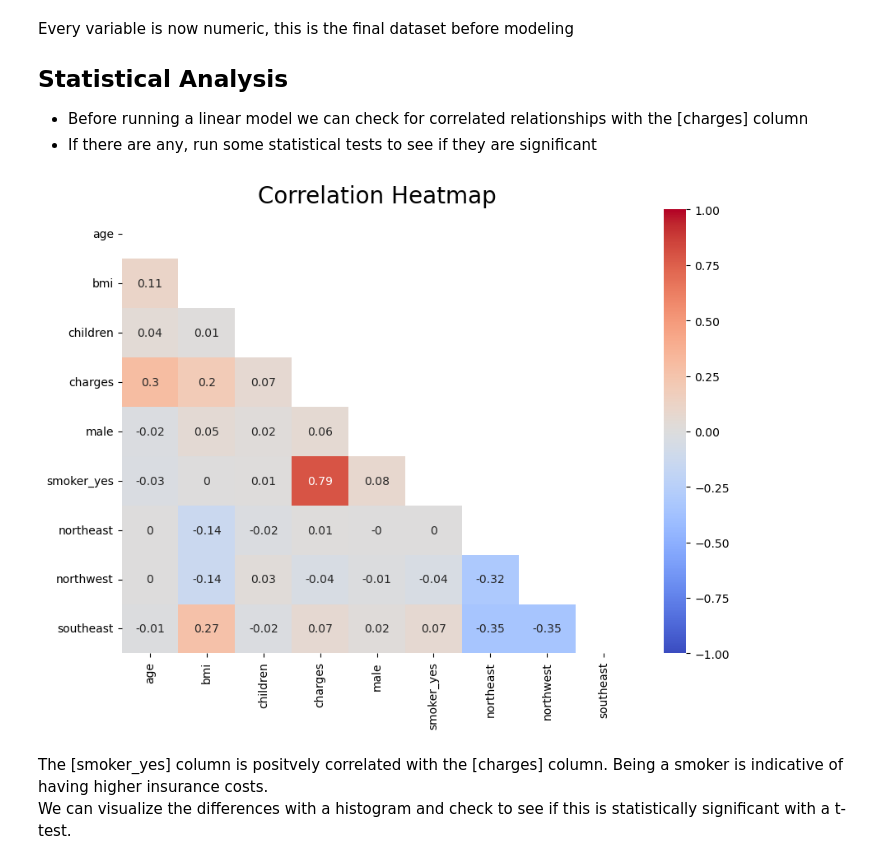
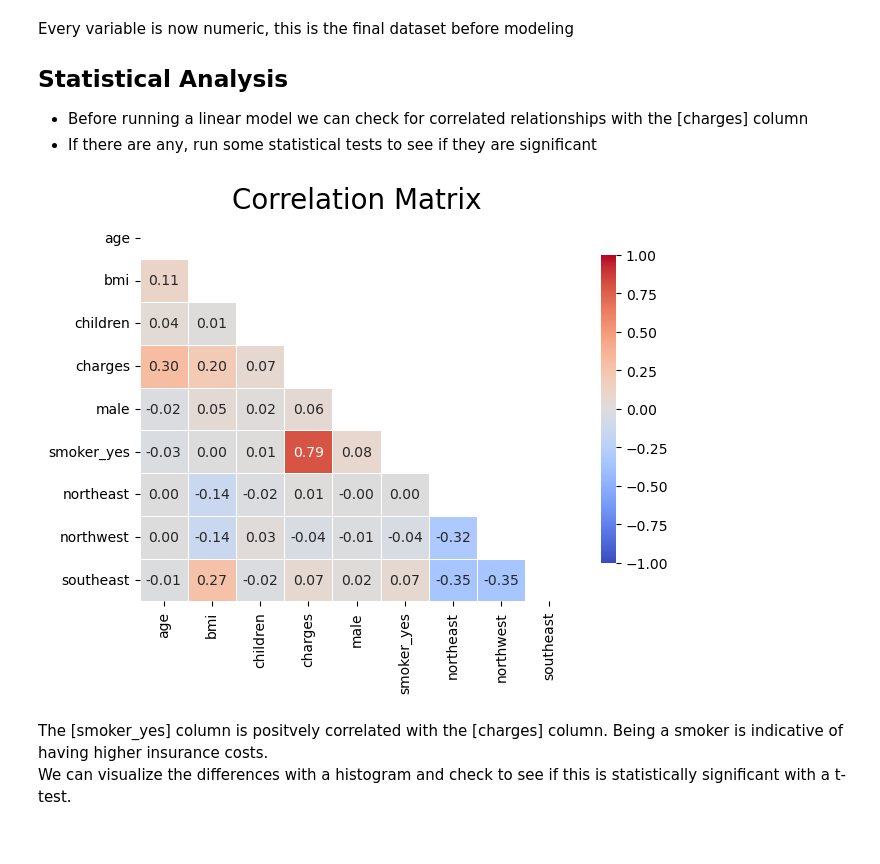
Before and after one commit to ntran119/data_projects, a Jupyter notebook: 2023_Medical_Insurance/2023_Predicting_Medical_Insurance.ipynb, the cells around one changed output. Cells and saved outputs as stored; diff of their text form; code cells hidden in the pictures.

```diff
--- a/2023_Medical_Insurance/2023_Predicting_Medical_Insurance.ipynb
+++ b/2023_Medical_Insurance/2023_Predicting_Medical_Insurance.ipynb
@@ -239,13 +240,30 @@ Every variable is now numeric, this is the final dataset before modeling
 - Before running a linear model we can check for correlated relationships with the [charges] column
 - If there are any, run some statistical tests to see if they are significant
 # %%
-# heatmap
-plt.figure(figsize=(10,7))
-sns.heatmap(df.corr().round(2), annot = True, cmap = 'coolwarm', vmin = -1, vmax = 1, mask = np.triu(df.corr()) )
-plt.title('Correlation Heatmap', size = 20)
+# Generate heatmap
+plt.figure(figsize=(7, 5))
+sns.heatmap(df.corr().round(2),
+            annot=True,  # Show correlation values
+            cmap='coolwarm',  # Color map
+            vmin=-1, vmax=1,  # Set color scale limits
+            mask=np.triu(df.corr()),  # Mask upper triangle
+            linewidths=0.5,  # Add linewidths between cells
+            linecolor='white',  # Set linewidth color
+            cbar_kws={'shrink': 0.8},  # Adjust colorbar size
+            fmt=".2f")  # Format annotation values to 2 decimal places
+
+# Set title and adjust font size
+plt.title('Correlation Matrix', size=20)
+
+# Rotate y-axis ticks for better readability
+plt.yticks(rotation=0)
+
+# Save figure to figure folder
+plt.savefig('figures/cor_mat.png')
+# Display the heatmap
 plt.show()
 # %% [output]
-[figure, old version]
+[figure, new version]
 # %% [markdown]
 The [smoker_yes] column is positvely correlated with the [charges] column. Being a smoker is indicative of having higher insurance costs. <br>
 We can visualize the differences with a histogram and check to see if this is statistically significant with a t-test.
```
Also changed, not shown: parts of 2 cells of this notebook, 3 other files.
